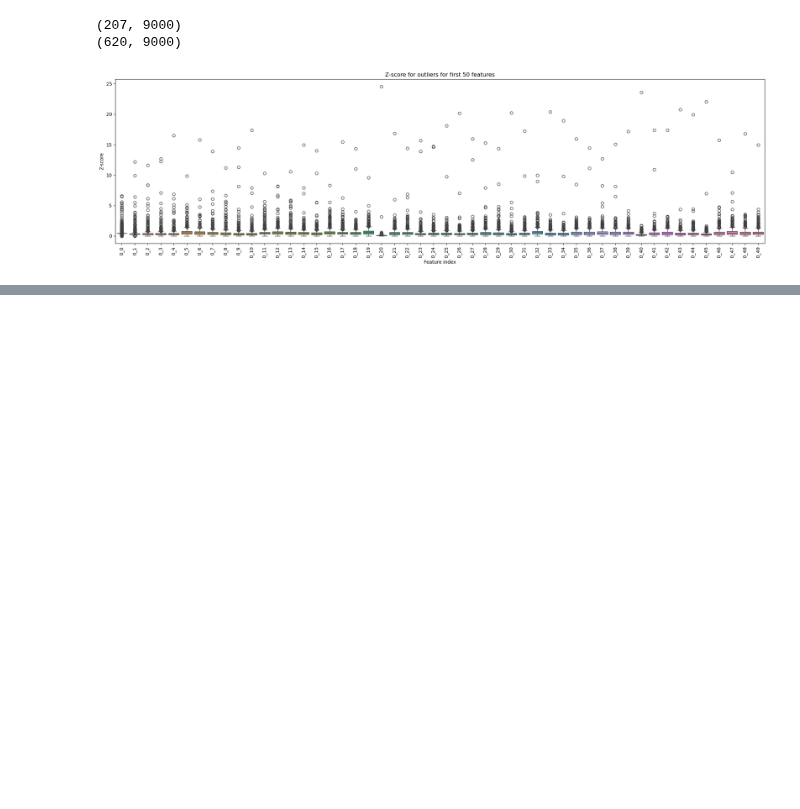
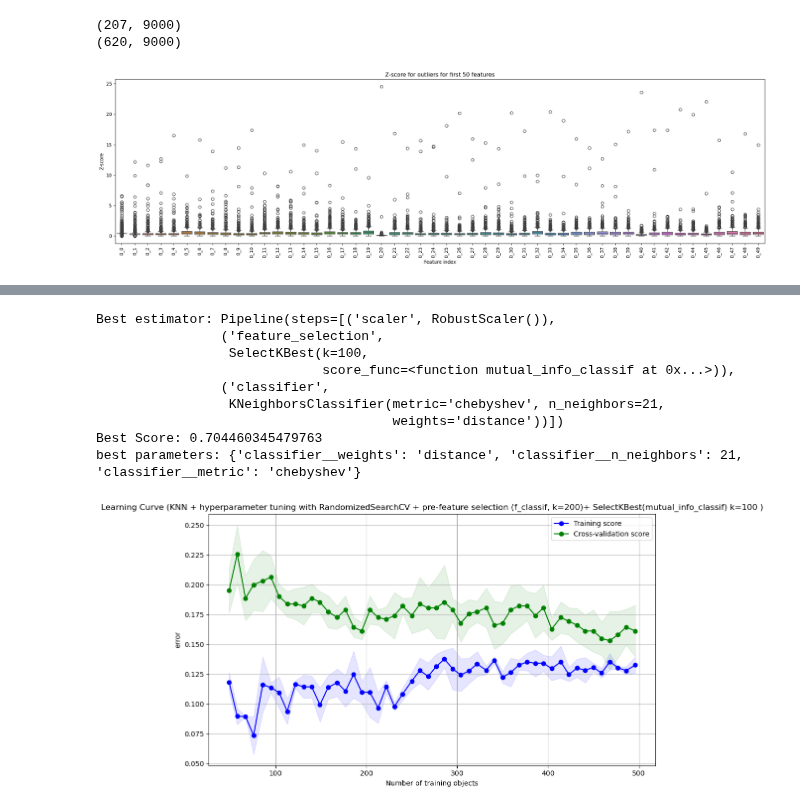
Before and after one commit to mjmklep/Machine-Learning-Group-8, a Jupyter notebook: assignment_ecg_KNN_try.ipynb, the cells around one changed output, grey strips where cells are left out. Cells and saved outputs as stored; diff of their text form; code cells hidden in the pictures; blank space fills up the shorter version.

```diff
--- a/assignment_ecg_KNN_try.ipynb
+++ b/assignment_ecg_KNN_try.ipynb
@@ -365,0 +254,47 @@ Gemiddelde ROC AUC: 0.7177036745854564
+# %%
+#Optie 2: Feature selection: pre-feature selection (f_classif, k=200) and with SelectKBest mutual_info_classif, k=100
+#hyperparameter tuning with RandomizedSearchCV
+
+selector = SelectKBest(score_func=f_classif, k=200)
+X_train_reduced = selector.fit_transform(X_train, y_train)
+X_test_reduced = selector.transform(X_test)
+
+knn = Pipeline([
+    ('scaler', RobustScaler()),
+    ('feature_selection', SelectKBest(mutual_info_classif, k=100)),
+    ('classifier', KNeighborsClassifier())
+])
+
+parameters = {
+    'classifier__n_neighbors': [3, 5, 7, 9, 11, 13, 15, 17, 19, 21],
+    'classifier__weights': ['uniform', 'distance'],
+    'classifier__metric': ['euclidean', 'manhattan', 'chebyshev', 'minkowski'],
+    }
+
+model = RandomizedSearchCV(
+    estimator=knn,
+    param_distributions=parameters,
+    n_iter=10,
+    n_jobs=-1,
+    cv=5,
+    scoring='roc_auc'
+)
+
+model.fit(X_train, y_train)
+
+print("Best estimator:", model.best_estimator_ )
+print("Best Score:", model.best_score_)
+print("best parameters:", model.best_params_)
+
+plot_learning_curve(X_train, y_train, classifier=knn, scoring='error', clf_type='KNN + hyperparameter tuning with RandomizedSearchCV + pre-feature selection (f_classif, k=200)+ SelectKBest(mutual_info_classif) k=100 ')
+# %% [output]
+Best estimator: Pipeline(steps=[('scaler', RobustScaler()),
+                ('feature_selection',
+                 SelectKBest(k=100,
+                             score_func=<function mutual_info_classif at 0x...>)),
+                ('classifier',
+                 KNeighborsClassifier(metric='chebyshev', n_neighbors=21,
+                                      weights='distance'))])
+Best Score: 0.704460345479763
+best parameters: {'classifier__weights': 'distance', 'classifier__n_neighbors': 21, 'classifier__metric': 'chebyshev'}
+[figure, added]
```
Also changed, not shown: parts of 8 cells of this notebook.
